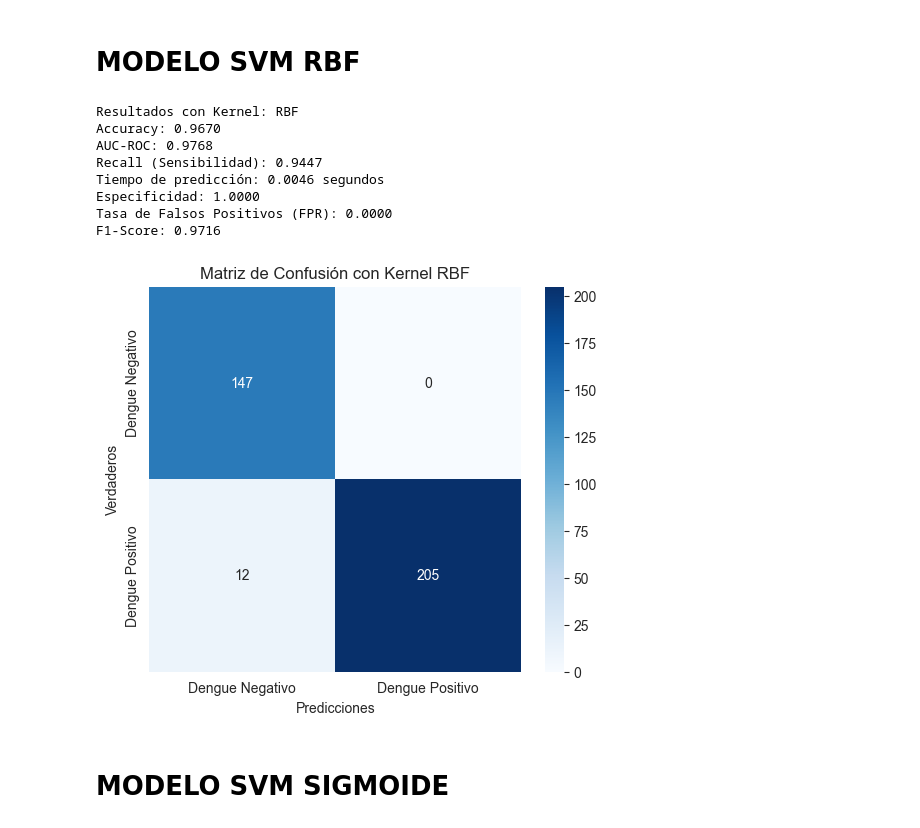
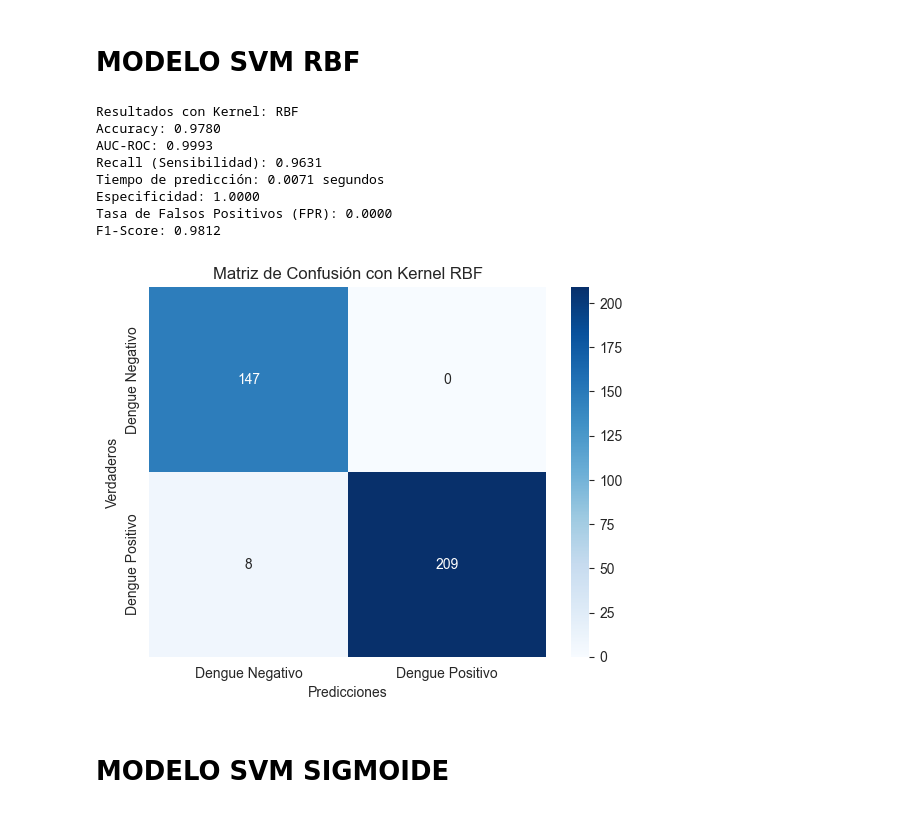
Before and after one commit to Dengue-Proyecto/Dengue_Backend, a Jupyter notebook: modeloML/modeloSVM.ipynb, the cells around one changed output. Drawn from its saved outputs; the diff is of its cells as text; code cells hidden in the pictures.

Commit message:
Modelo SVM 4 kernels Valoración

```diff
--- a/modeloML/modeloSVM.ipynb
+++ b/modeloML/modeloSVM.ipynb
@@ -488,34 +470,21 @@ columnas_completas = ['dias_con_fiebre', 'temperatura_actual', 'globulos_blancos
                        'sabor_metalico_boca', 'perdida_apetito', 'dolor_abdominal',
                        'nauseas_vomitos', 'diarrea']
 
-# Estandarización de las características (antes de PCA)
-scaler = StandardScaler()
-X_scaled = scaler.fit_transform(df[columnas_completas])  # Estandariza todas las características
+# Crear el pipeline para el modelo SVM con Kernel RBF
+pipeline_rbf = Pipeline([
+    ('scaler', StandardScaler()),
+    ('pca', PCA(n_components=9)),
+    ('svm', SVC(kernel='rbf', probability=True))
+])
 
-# Aplicar PCA después de la estandarización
-pca = PCA(n_components=2)  # Reducir a 2 componentes principales
-componentes_principales = pca.fit_transform(X_scaled)
-
-# Crear un DataFrame con los componentes principales
-df_pca = pd.DataFrame(data=componentes_principales, columns=[f'Componente {i+1}' for i in range(2)])
-
-# X contiene los componentes principales
-X = df_pca
-y = df['dengue']  # Variable objetivo: dengue
-
-# Dividir el conjunto de datos en entrenamiento y prueba
-X_train, X_test, y_train, y_test = train_test_split(X, y, test_size=0.2, random_state=42)
-
-# SVM con Kernel RBF
-svm_rbf = SVC(kernel='rbf', probability=True)
-
-# Entrenar el modelo
-svm_rbf.fit(X_train, y_train)
+# Entrenar el modelo con el pipeline
+pipeline_rbf.fit(X_train, y_train)
 
 # Hacer predicciones
-y_pred_rbf = svm_rbf.predict(X_test)
+y_pred_rbf = pipeline_rbf.predict(X_test)
+y_prob_rbf = pipeline_rbf.predict_proba(X_test)[:, 1]
 
-# Evaluar el modelo
+# Evaluación
 print("Resultados con Kernel: RBF")
 
 # 1. Precisión (Accuracy)
@@ -523,7 +492,6 @@ accuracy_rbf = accuracy_score(y_test, y_pred_rbf)
 print(f"Accuracy: {accuracy_rbf:.4f}")
 
 # 2. AUC-ROC
-y_prob_rbf = svm_rbf.predict_proba(X_test)[:, 1]  # Probabilidades de la clase positiva
 fpr, tpr, thresholds = roc_curve(y_test, y_prob_rbf)
 roc_auc_rbf = auc(fpr, tpr)
 print(f"AUC-ROC: {roc_auc_rbf:.4f}")
@@ -534,45 +502,41 @@ print(f"Recall (Sensibilidad): {recall_rbf:.4f}")
 
 # 4. Tiempo de predicción
 start_time = time.time()
-y_pred_rbf = svm_rbf.predict(X_test)
+y_pred_rbf = pipeline_rbf.predict(X_test)
 end_time = time.time()
 prediction_time_rbf = end_time - start_time
 print(f"Tiempo de predicción: {prediction_time_rbf:.4f} segundos")
 
 # 5. Especificidad (Specificity)
 cm_rbf = confusion_matrix(y_test, y_pred_rbf)
 tn, fp, fn, tp = cm_rbf.ravel()
 specificity_rbf = tn / (tn + fp)
 print(f"Especificidad: {specificity_rbf:.4f}")
 
 # 6. Tasa de Falsos Positivos (FPR)
 fpr_rbf = fp / (tn + fp)
 print(f"Tasa de Falsos Positivos (FPR): {fpr_rbf:.4f}")
 
 # 7. F1-Score
 f1_rbf = f1_score(y_test, y_pred_rbf)
 print(f"F1-Score: {f1_rbf:.4f}")
 
-# Crear la matriz de confusión
-cm_rbf = confusion_matrix(y_test, y_pred_rbf)
-
 # Graficar la matriz de confusión
-plt.figure(figsize=(6, 5))
 sns.heatmap(cm_rbf, annot=True, fmt='d', cmap='Blues', xticklabels=['Dengue Negativo', 'Dengue Positivo'], yticklabels=['Dengue Negativo', 'Dengue Positivo'])
 plt.xlabel('Predicciones')
 plt.ylabel('Verdaderos')
 plt.title('Matriz de Confusión con Kernel RBF')
 plt.show()
 # %% [output]
 Resultados con Kernel: RBF
-Accuracy: 0.9670
-AUC-ROC: 0.9768
-Recall (Sensibilidad): 0.9447
-Tiempo de predicción: 0.0046 segundos
+Accuracy: 0.9780
+AUC-ROC: 0.9993
+Recall (Sensibilidad): 0.9631
+Tiempo de predicción: 0.0071 segundos
 Especificidad: 1.0000
 Tasa de Falsos Positivos (FPR): 0.0000
-F1-Score: 0.9716
+F1-Score: 0.9812
-[figure, old version]
+[figure, new version]
 # %% [markdown]
 # MODELO SVM SIGMOIDE
 # %%
```
Also changed, not shown: parts of 17 cells of this notebook, 16 other files.
